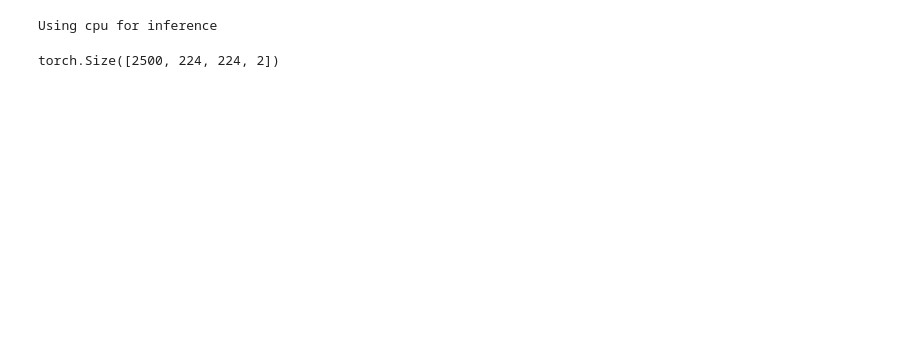
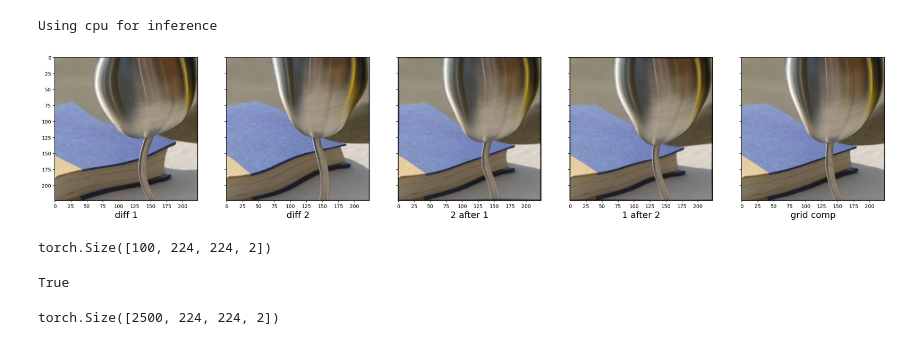
Before and after one commit to Alex-Xiaole-Jiang/diffeo-equivariance, a Jupyter notebook: main.ipynb, the cells around one changed output. Saved outputs shown, nothing was run; the diff lists cells and outputs as text; code cells hidden in the pictures; blank space fills up the shorter version.

Commit message:
class data structure

```diff
--- a/main.ipynb
+++ b/main.ipynb
@@ -28,8 +28,14 @@ inference_transforms = v2.Compose([
     lambda x: x.convert('RGB'),
     inference_transform,
 ])
+visualization_transforms = v2.Compose(
+    [v2.ToImage(),
+     v2.ToDtype(t.float32, scale=True),
+     v2.CenterCrop(224),
+     ])
 # %%
 fav_pic_index = 28621
 data_root = 'imagenet'
-imagenet_val_inference = tv.datasets.ImageNet(data_root, split = 'val', transform = inference_transforms)
+imagenet_val_inference = tv.datasets.ImageNet(data_root, split = 'val', transform = visualization_transforms)
+fav_image = imagenet_val_inference[fav_pic_index][0]
 # %%
@@ -36,0 +43,26 @@ from distortion import dense_transform_amplitude, sparse_transform_amplitude, cr
+# %%
+A_nm, B_nm = sparse_transform_amplitude(2, 3, 4, amplitude = 0.6, loop = 2)
+# %%
+grid_sample = create_grid_sample(224, 224, A_nm, B_nm)
+grid_sample_2 = create_grid_sample(224, 224, (A_nm[0] + A_nm[1])[None,:,:], (B_nm[0] + B_nm[1])[None,:,:])
+# %%
+distorted_image = t.nn.functional.grid_sample(fav_image.unsqueeze(0).repeat(2,1,1,1), grid_sample, mode = 'bilinear')
+distorted_again = t.nn.functional.grid_sample(distorted_image[0].unsqueeze(0), grid_sample[1].unsqueeze(0), mode = 'bilinear')
+distorted_again_2 = t.nn.functional.grid_sample(distorted_image[1].unsqueeze(0), grid_sample[0].unsqueeze(0), mode = 'bilinear')
+distorted_doubly = t.nn.functional.grid_sample(fav_image.unsqueeze(0), grid_sample_2, mode = 'bilinear')
+fig, axes = plt.subplots(1,5, figsize = (30,6), sharey=True)
+axes[0].imshow(v2.ToPILImage()(distorted_image[0].squeeze()));
+axes[0].set_xlabel(r'diff 1', fontsize=18);
+axes[1].imshow(v2.ToPILImage()(distorted_image[1].squeeze()));
+axes[1].set_xlabel(r'diff 2', fontsize=18);
+axes[2].imshow(v2.ToPILImage()(distorted_again.squeeze()));
+axes[2].set_xlabel('2 after 1', fontsize=18);
+axes[3].imshow(v2.ToPILImage()(distorted_again_2.squeeze()));
+axes[3].set_xlabel('1 after 2', fontsize=18);
+axes[4].imshow(v2.ToPILImage()(distorted_doubly.squeeze()));
+axes[4].set_xlabel(r'grid comp', fontsize=18);
+# cax = axes[3].matshow(t.linalg.vector_norm((distorted_again - fav_image.unsqueeze(0)).squeeze(), dim = 0));
+# axes[3].set_xlabel(r'|A|=1', fontsize=18);
+# fig.colorbar(cax)
+# %% [output]
+[figure, added]
@@ -37,3 +75,11 @@ from distortion import dense_transform_amplitude, sparse_transform_amplitude, cr
+# %%
+batch_grid_sample.shape
+# %% [output]
+torch.Size([100, 224, 224, 2])
+# %%
+t.allclose(non_batch_grid_sample.squeeze(), batch_grid_sample)
+# %% [output]
+True
 # %%
 def get_sparse_grid_sample(amplitudes, num_diffeo, x_cutoff = 10, y_cutoff = 10, num_terms = 3, x_resolution = 224, y_resolution = 224):
   batch_grid_sample = []
```
Also changed, not shown: parts of 2 cells of this notebook, 1 other file.
